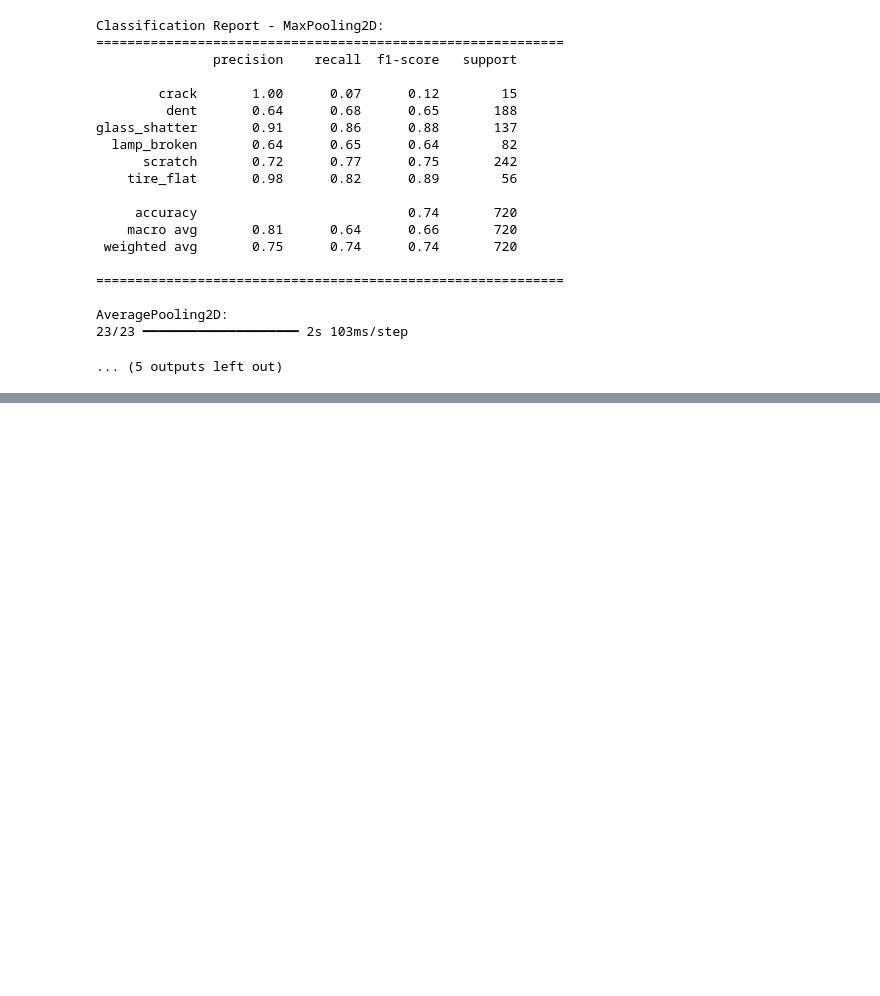
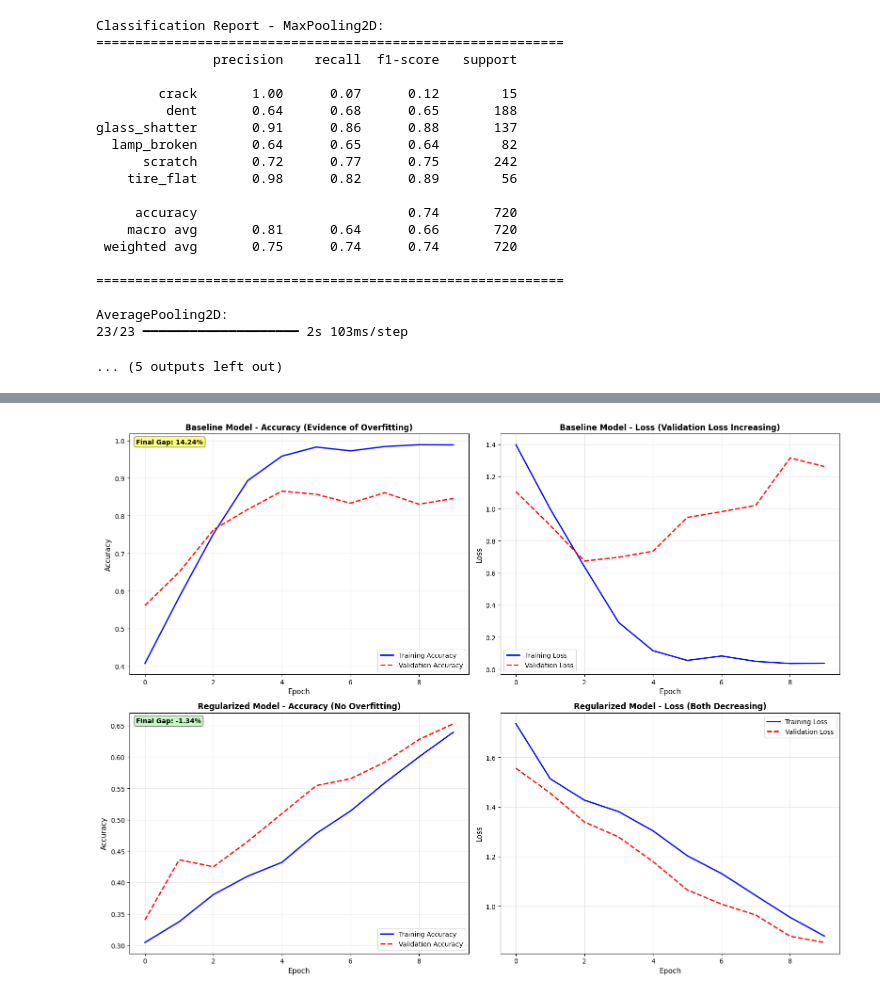
Before and after one commit to dannywu1101/AIFinalProject, a Jupyter notebook: Component2.ipynb, the cells around one changed output, grey strips where cells are left out. Saved outputs shown, nothing was run; the diff lists cells and outputs as text; code cells hidden in the pictures; blank space fills up the shorter version.

```diff
--- a/Component2.ipynb
+++ b/Component2.ipynb
@@ -2109,0 +2519,54 @@ AveragePooling2D:
+# %%
+# Visualize overfitting evidence with training/validation curves
+fig, axes = plt.subplots(2, 2, figsize=(16, 12))
+
+# Plot 1: Baseline Model - Accuracy
+axes[0, 0].plot(history_baseline.history['accuracy'], label='Training Accuracy', linewidth=2, color='blue')
+axes[0, 0].plot(history_baseline.history['val_accuracy'], label='Validation Accuracy', linewidth=2, color='red', linestyle='--')
+axes[0, 0].set_xlabel('Epoch', fontsize=11)
+axes[0, 0].set_ylabel('Accuracy', fontsize=11)
+axes[0, 0].set_title('Baseline Model - Accuracy (Evidence of Overfitting)', fontsize=12, fontweight='bold')
+axes[0, 0].legend()
+axes[0, 0].grid(True, alpha=0.3)
+# Add gap annotation
+gap_text = f"Final Gap: {(baseline_train_acc - baseline_val_acc)*100:.2f}%"
+axes[0, 0].text(0.02, 0.98, gap_text, transform=axes[0, 0].transAxes,
+                verticalalignment='top', bbox=dict(boxstyle='round', facecolor='yellow', alpha=0.5),
+                fontsize=10, fontweight='bold')
+
+# Plot 2: Baseline Model - Loss
+axes[0, 1].plot(history_baseline.history['loss'], label='Training Loss', linewidth=2, color='blue')
+axes[0, 1].plot(history_baseline.history['val_loss'], label='Validation Loss', linewidth=2, color='red', linestyle='--')
+axes[0, 1].set_xlabel('Epoch', fontsize=11)
+axes[0, 1].set_ylabel('Loss', fontsize=11)
+axes[0, 1].set_title('Baseline Model - Loss (Validation Loss Increasing)', fontsize=12, fontweight='bold')
+axes[0, 1].legend()
+axes[0, 1].grid(True, alpha=0.3)
+
+# Plot 3: Regularized Model - Accuracy
+axes[1, 0].plot(history_reg.history['accuracy'], label='Training Accuracy', linewidth=2, color='blue')
+axes[1, 0].plot(history_reg.history['val_accuracy'], label='Validation Accuracy', linewidth=2, color='red', linestyle='--')
+axes[1, 0].set_xlabel('Epoch', fontsize=11)
+axes[1, 0].set_ylabel('Accuracy', fontsize=11)
+axes[1, 0].set_title('Regularized Model - Accuracy (No Overfitting)', fontsize=12, fontweight='bold')
+axes[1, 0].legend()
+axes[1, 0].grid(True, alpha=0.3)
+# Add gap annotation
+gap_text_reg = f"Final Gap: {(reg_train_acc - reg_val_acc)*100:.2f}%"
+axes[1, 0].text(0.02, 0.98, gap_text_reg, transform=axes[1, 0].transAxes,
+                verticalalignment='top', bbox=dict(boxstyle='round', facecolor='lightgreen', alpha=0.5),
+                fontsize=10, fontweight='bold')
+
+# Plot 4: Regularized Model - Loss
+axes[1, 1].plot(history_reg.history['loss'], label='Training Loss', linewidth=2, color='blue')
+axes[1, 1].plot(history_reg.history['val_loss'], label='Validation Loss', linewidth=2, color='red', linestyle='--')
+axes[1, 1].set_xlabel('Epoch', fontsize=11)
+axes[1, 1].set_ylabel('Loss', fontsize=11)
+axes[1, 1].set_title('Regularized Model - Loss (Both Decreasing)', fontsize=12, fontweight='bold')
+axes[1, 1].legend()
+axes[1, 1].grid(True, alpha=0.3)
+
+plt.tight_layout()
+plt.show()
+# %% [output]
+[figure, added]
```
Also changed, not shown: parts of 14 cells of this notebook.
